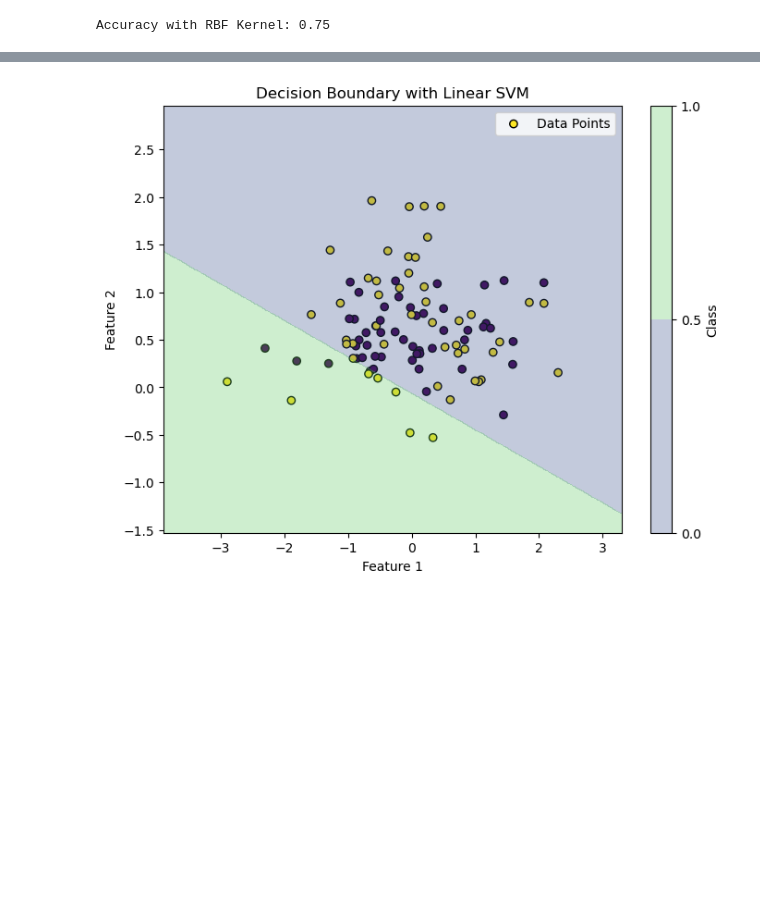
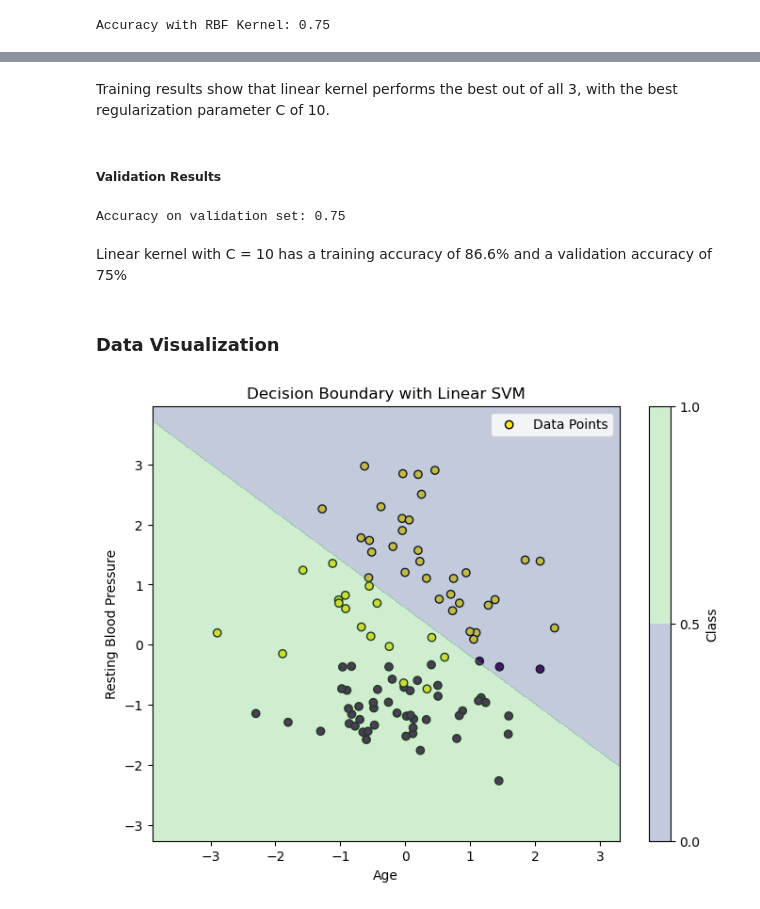
Before and after one commit to thuvu17/ml-train-heart-attack, a Jupyter notebook: heart_attack_svm.ipynb, the cells around one changed output, grey strips where cells are left out. Saved outputs shown, nothing was run; the diff lists cells and outputs as text; code cells hidden in the pictures; blank space fills up the shorter version.

```diff
--- a/heart_attack_svm.ipynb
+++ b/heart_attack_svm.ipynb
@@ -192,34 +349,56 @@ Accuracy with RBF Kernel: 0.75
+# %% [markdown]
+Training results show that linear kernel performs the best out of all 3, with the best regularization parameter C of 10.
+# %% [markdown]
+##### Validation Results
+# %%
+# Get the best performing model from the grid search
+best_model = grid_search.best_estimator_
+
+# Evaluate the best model on the validation data
+accuracy = best_model.score(X_val, y_val)
+print("Accuracy on validation set:", accuracy)
+# %% [output]
+Accuracy on validation set: 0.75
+# %% [markdown]
+Linear kernel with C = 10 has a training accuracy of 86.6% and a validation accuracy of 75%
+# %% [markdown]
+### **Data Visualization**
 # %%
 # Select two features for visualization
-feature1_index = 0
-feature2_index = 1
+feature_1 = 'age'
+feature_2 = 'trestbps'
+label_1 = 'Age'
+label_2 = 'Resting Blood Pressure'
+# Get x,y column indices
+feature1_index = df.columns.get_loc(feature_1)
+feature2_index = df.columns.get_loc(feature_2)
 selected_features = [feature1_index, feature2_index]  # Replace with the indices of the two features you want to use
 
 # Retain only the selected features from the training data
 X_train_selected = X_train_subset[:, selected_features]
 
 # Train a new SVM model using only the selected features
 svm_linear_selected = SVC(kernel='linear', C=1E10)
 svm_linear_selected.fit(X_train_selected, y_train_subset)
 
 # Generate synthetic 13-dimensional dataset
 X, y = make_classification(n_samples=100, n_features=13, n_classes=2, n_clusters_per_class=1, random_state=42)
 
 # Plot decision boundary
 plt.figure(figsize=(8, 6))
 plt.scatter(X[:, feature1_index], X[:, feature2_index], c=y, cmap='viridis', marker='o', edgecolors='k', label='Data Points')
 
 # Create a mesh grid to plot decision boundary
 xx, yy = np.meshgrid(np.linspace(X[:, feature1_index].min() - 1, X[:, feature1_index].max() + 1, 500),
                      np.linspace(X[:, feature2_index].min() - 1, X[:, feature2_index].max() + 1, 500))
 Z = svm_linear_selected.predict(np.c_[xx.ravel(), yy.ravel()]).reshape(xx.shape)
 plt.contourf(xx, yy, Z, alpha=0.3, cmap='viridis', levels=[0, 0.5, 1])
 plt.colorbar(label='Class')
 
-plt.xlabel(f'Feature {feature1_index + 1}')
-plt.ylabel(f'Feature {feature2_index + 1}')
+plt.xlabel(label_1)
+plt.ylabel(label_2)
 plt.title('Decision Boundary with Linear SVM')
 plt.legend()
 plt.show()
 # %% [output]
-[figure, old version]
+[figure, new version]
```
Also changed, not shown: parts of 26 cells of this notebook.
